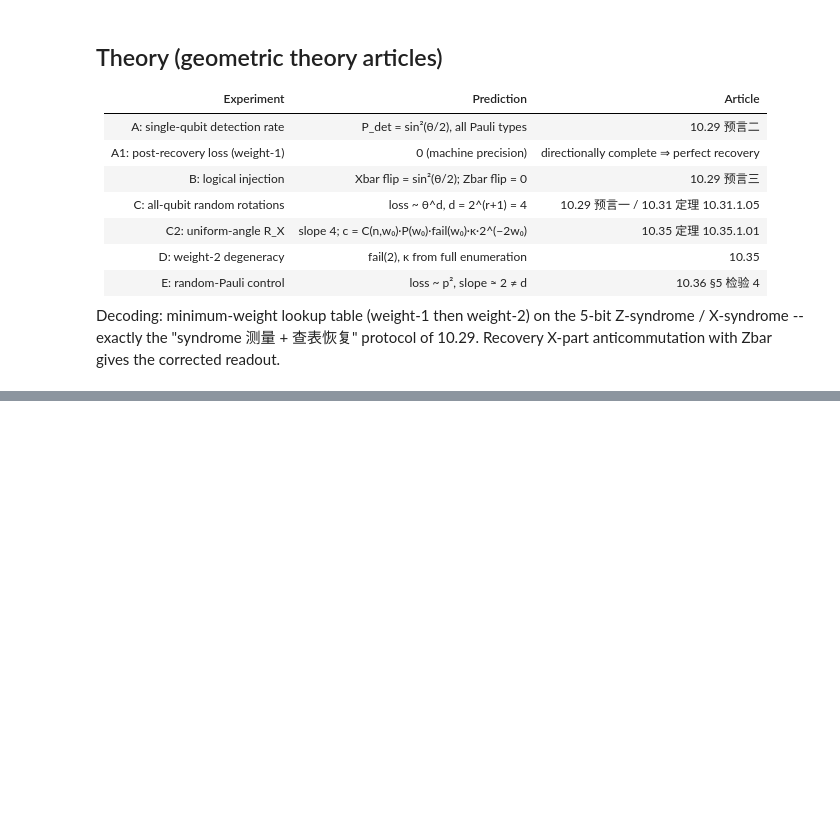
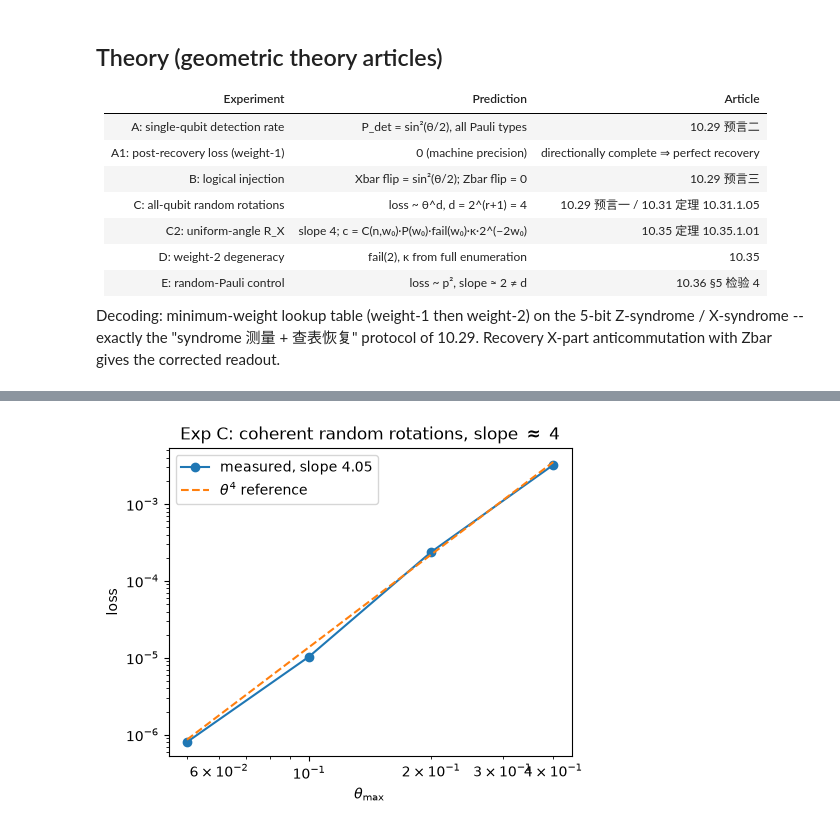
Before and after one commit to qLDPCOrg/qLDPC, a Jupyter notebook: examples/logical_error_rates/misc/directionally_complete_rm.ipynb, the cells around one changed output, grey strips where cells are left out. Drawn from its saved outputs; the diff is of its cells as text; code cells hidden in the pictures; blank space fills up the shorter version.

```diff
--- a/examples/logical_error_rates/misc/directionally_complete_rm.ipynb
+++ b/examples/logical_error_rates/misc/directionally_complete_rm.ipynb
@@ -92,7 +96,8 @@ class Sim:
         """R_P(theta) = cos(theta/2) I + i sin(theta/2) P, in place."""
         c, s = np.cos(theta / 2), np.sin(theta / 2)
         saved = self.psi
-        self.apply_pauli(xmask, zmask, 1j)
+        overlap = int(xmask & zmask).bit_count()
+        self.apply_pauli(xmask, zmask, 1j * (-1j) ** overlap)
         self.psi = c * saved + s * self.psi
 
     def project_stabilizer(self, xmask, zmask, value):
@@ -109,7 +114,19 @@ class Sim:
         """Expectation value of a Z-type Pauli product."""
         psi_saved = self.psi.copy()
         self.apply_pauli(0, zmask, 1.0)
-        return float(np.vdot(psi_saved, self.psi))
+        return float(np.vdot(psi_saved, self.psi).real)
+
+
+probe_state = np.array([1 + 2j, 3 + 4j], dtype=complex)
+probe_state /= np.linalg.norm(probe_state)
+for xm, zm in ((1, 0), (1, 1), (0, 1)):
+    probe = Sim(1)
+    probe.psi = probe_state.copy()
+    probe.rotate_pauli(xm, zm, 0.4)
+    assert abs(probe.norm2() - 1.0) < 1e-12
+y_probe = Sim(1)
+y_probe.rotate_pauli(1, 1, 0.4)
+assert np.allclose(y_probe.psi, [np.cos(0.2), -np.sin(0.2)])
 
 
 def make_logical_zero():
@@ -355,9 +401,10 @@ import matplotlib.pyplot as plt
 
 fig, ax = plt.subplots(figsize=(5.2, 4))
 ax.loglog(thetas_max, np.exp(ys), "o-", label=f"measured, slope {slope:.2f}")
-ax.loglog(thetas_max, np.exp(intercept) * thetas_max**4, "--", label=r"$	heta^4$ reference")
-ax.set_xlabel(r"$	heta_{\max}$")
+ax.loglog(thetas_max, np.exp(intercept) * thetas_max**4, "--", label=r"$\theta^4$ reference")
+ax.set_xlabel(r"$\theta_{\max}$")
 ax.set_ylabel("loss")
-ax.set_title("Exp C: coherent random rotations, slope $\approx$ 4")
+ax.set_title(r"Exp C: coherent random rotations, slope $\approx$ 4")
 ax.legend()
 plt.show()
+# %% [output]
@@ -364,3 +419,4 @@ plt.show()
+[figure, added]
 # %%
 print("\n=== Exp D: weight-2 degeneracy and closed-form coefficient (10.35) ===")
 total = fail_events = flips_on_fail = flips_all = 0
```
Also changed, not shown: parts of 12 cells of this notebook.
